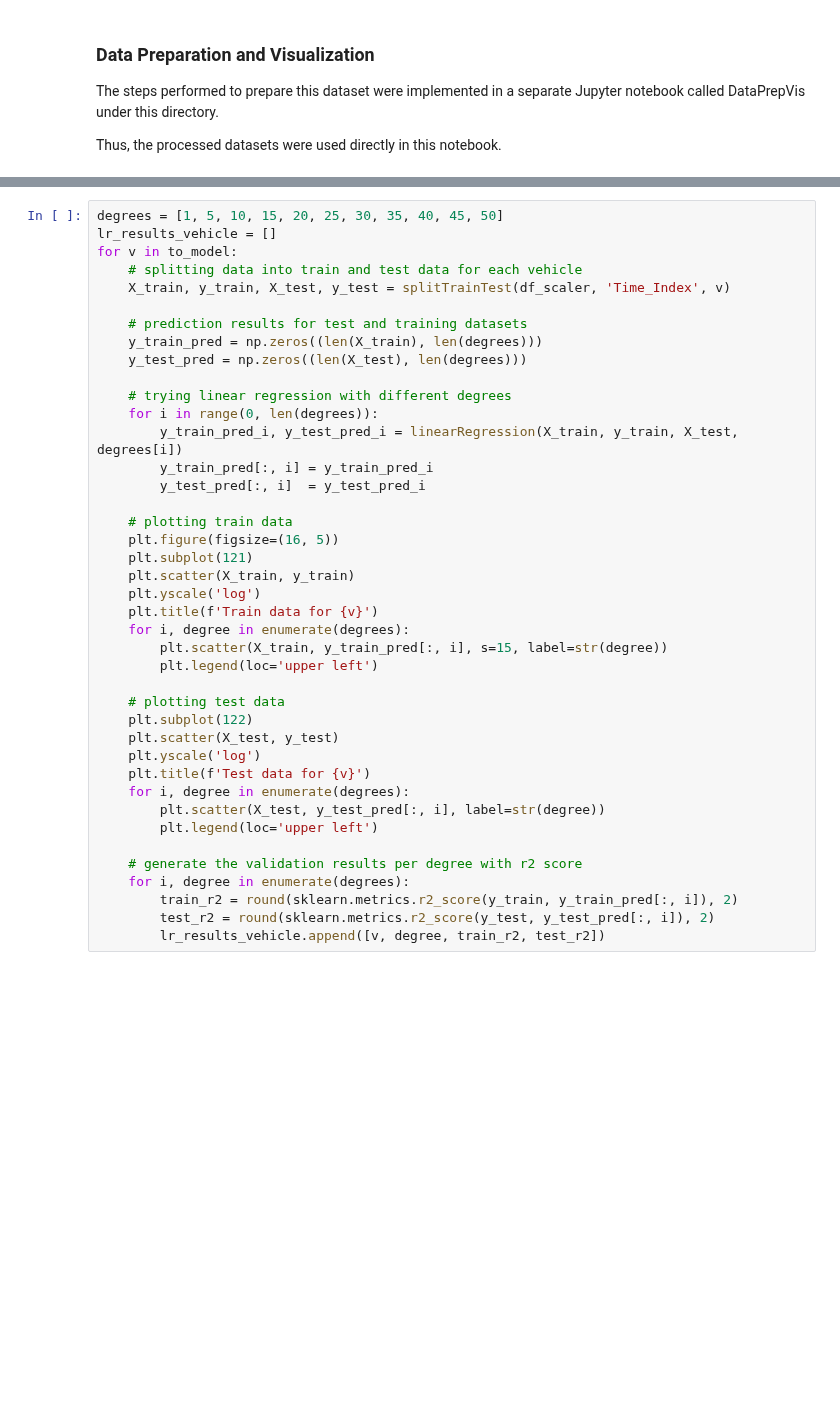
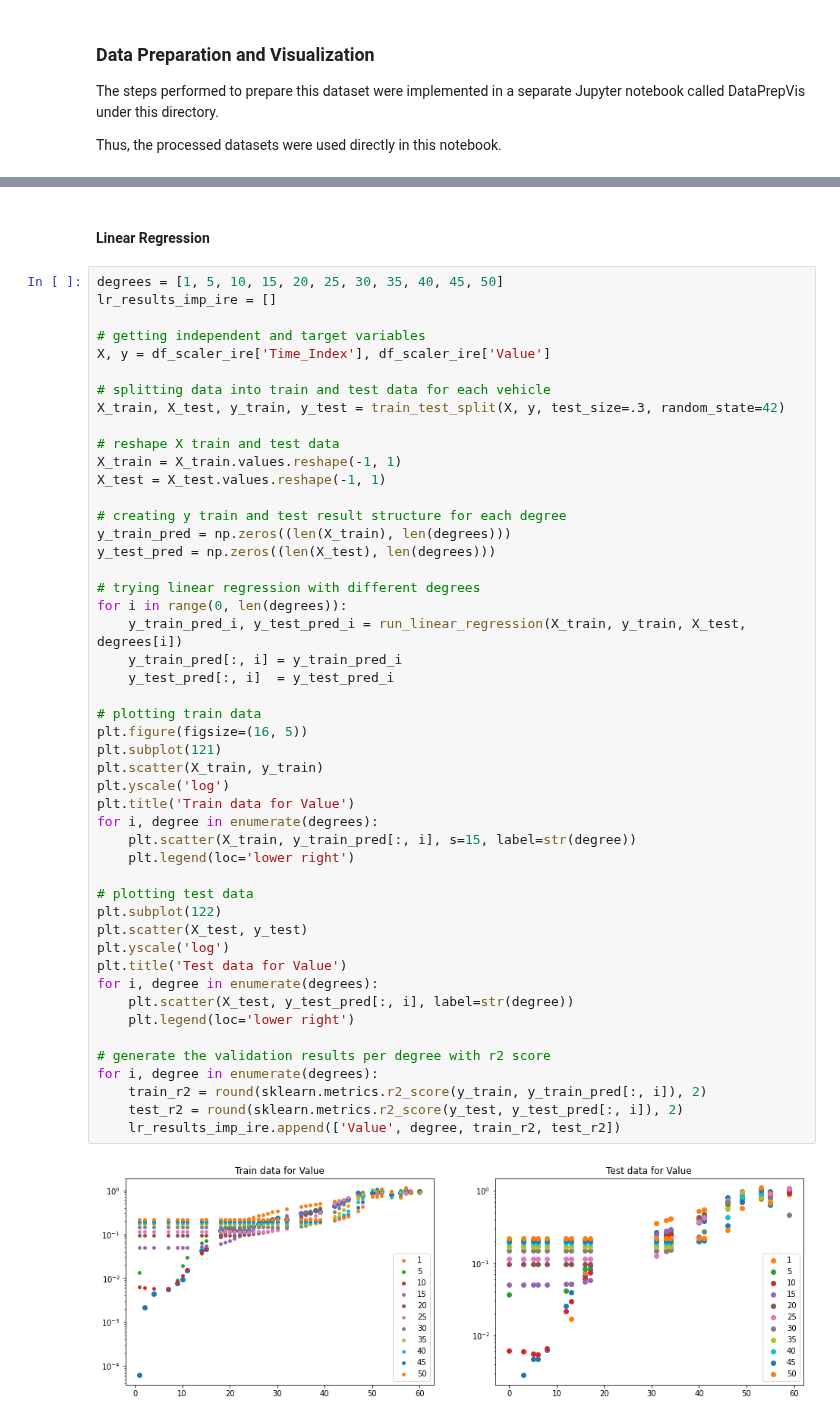
Before and after one commit to CCT-MastersDA/cct-ca2, a Jupyter notebook: jupyter/ML.ipynb, the cells around one changed output, grey strips where cells are left out. Saved outputs shown, nothing was run; the diff lists cells and outputs as text; blank space fills up the shorter version.

```diff
--- a/jupyter/ML.ipynb
+++ b/jupyter/ML.ipynb
@@ -529,41 +676,52 @@ im_ex_qtt_data.head()
+# %% [markdown]
+#### Linear Regression
 # %%
 degrees = [1, 5, 10, 15, 20, 25, 30, 35, 40, 45, 50]
-lr_results_vehicle = []
-for v in to_model:
-    # splitting data into train and test data for each vehicle
-    X_train, y_train, X_test, y_test = splitTrainTest(df_scaler, 'Time_Index', v)
+lr_results_imp_ire = []
 
-    # prediction results for test and training datasets
-    y_train_pred = np.zeros((len(X_train), len(degrees)))
-    y_test_pred = np.zeros((len(X_test), len(degrees)))
+# getting independent and target variables
+X, y = df_scaler_ire['Time_Index'], df_scaler_ire['Value']
 
-    # trying linear regression with different degrees
-    for i in range(0, len(degrees)):
-        y_train_pred_i, y_test_pred_i = linearRegression(X_train, y_train, X_test, degrees[i])
-        y_train_pred[:, i] = y_train_pred_i
-        y_test_pred[:, i]  = y_test_pred_i
+# splitting data into train and test data for each vehicle
+X_train, X_test, y_train, y_test = train_test_split(X, y, test_size=.3, random_state=42)
 
-    # plotting train data
-    plt.figure(figsize=(16, 5))
-    plt.subplot(121)
-    plt.scatter(X_train, y_train)
-    plt.yscale('log')
-    plt.title(f'Train data for {v}')
-    for i, degree in enumerate(degrees):
-        plt.scatter(X_train, y_train_pred[:, i], s=15, label=str(degree))
-        plt.legend(loc='upper left')
+# reshape X train and test data
+X_train = X_train.values.reshape(-1, 1)
+X_test = X_test.values.reshape(-1, 1)
 
-    # plotting test data
-    plt.subplot(122)
-    plt.scatter(X_test, y_test)
-    plt.yscale('log')
-    plt.title(f'Test data for {v}')
-    for i, degree in enumerate(degrees):
-        plt.scatter(X_test, y_test_pred[:, i], label=str(degree))
-        plt.legend(loc='upper left')
+# creating y train and test result structure for each degree
+y_train_pred = np.zeros((len(X_train), len(degrees)))
+y_test_pred = np.zeros((len(X_test), len(degrees)))
 
-    # generate the validation results per degree with r2 score
-    for i, degree in enumerate(degrees):
-        train_r2 = round(sklearn.metrics.r2_score(y_train, y_train_pred[:, i]), 2)
-        test_r2 = round(sklearn.metrics.r2_score(y_test, y_test_pred[:, i]), 2)
-        lr_results_vehicle.append([v, degree, train_r2, test_r2])
+# trying linear regression with different degrees
+for i in range(0, len(degrees)):
+    y_train_pred_i, y_test_pred_i = run_linear_regression(X_train, y_train, X_test, degrees[i])
+    y_train_pred[:, i] = y_train_pred_i
+    y_test_pred[:, i]  = y_test_pred_i
+
+# plotting train data
+plt.figure(figsize=(16, 5))
+plt.subplot(121)
+plt.scatter(X_train, y_train)
+plt.yscale('log')
+plt.title('Train data for Value')
+for i, degree in enumerate(degrees):
+    plt.scatter(X_train, y_train_pred[:, i], s=15, label=str(degree))
+    plt.legend(loc='lower right')
+
+# plotting test data
+plt.subplot(122)
+plt.scatter(X_test, y_test)
+plt.yscale('log')
+plt.title('Test data for Value')
+for i, degree in enumerate(degrees):
+    plt.scatter(X_test, y_test_pred[:, i], label=str(degree))
+    plt.legend(loc='lower right')
+
+# generate the validation results per degree with r2 score
+for i, degree in enumerate(degrees):
+    train_r2 = round(sklearn.metrics.r2_score(y_train, y_train_pred[:, i]), 2)
+    test_r2 = round(sklearn.metrics.r2_score(y_test, y_test_pred[:, i]), 2)
+    lr_results_imp_ire.append(['Value', degree, train_r2, test_r2])
+# %% [output]
+[figure, added]
```
Also changed, not shown: parts of 33 cells of this notebook, 2 other files.
